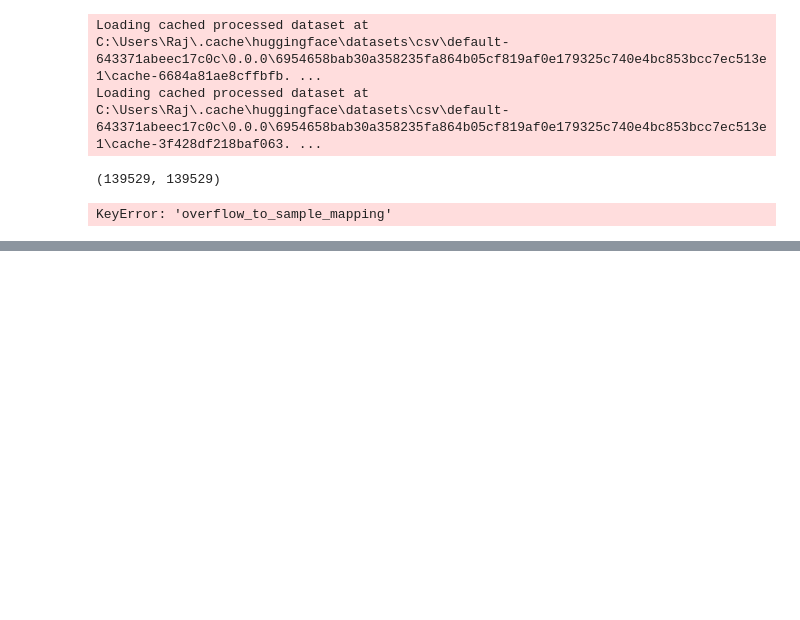
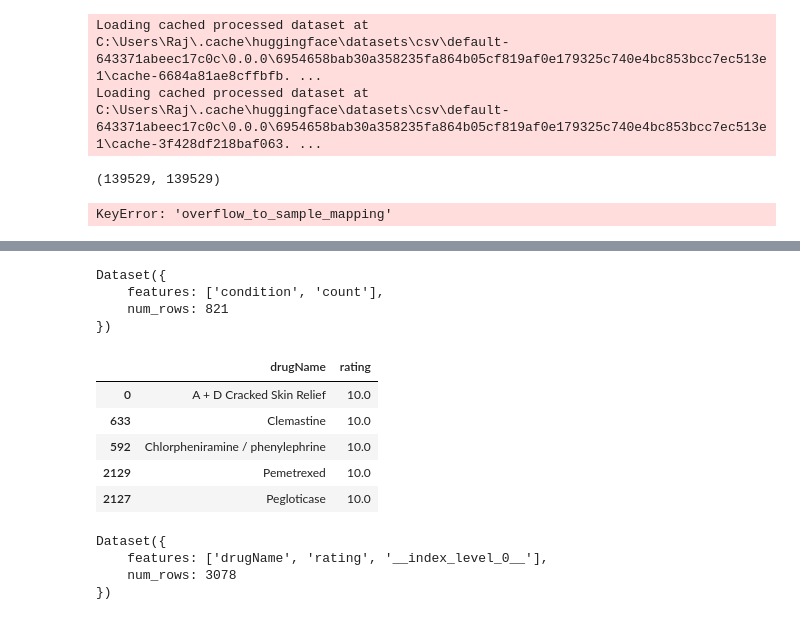
Before and after one commit to tenkara/hf-nlp, a Jupyter notebook: 4-sharing-models-and-tokenizers/4-slice-dice-data.ipynb, the cells around one changed output, grey strips where cells are left out. Saved outputs shown, nothing was run; the diff lists cells and outputs as text; code cells hidden in the pictures; blank space fills up the shorter version.

```diff
--- a/4-sharing-models-and-tokenizers/4-slice-dice-data.ipynb
+++ b/4-sharing-models-and-tokenizers/4-slice-dice-data.ipynb
@@ -335,0 +351,33 @@ dataset["train"][:3]
+# %%
+# create a new dataset with the class distribution
+from datasets import Dataset
+freq_dataset = Dataset.from_pandas(class_distribution)
+freq_dataset
+# %% [output]
+Dataset({
+    features: ['condition', 'count'],
+    num_rows: 821
+})
+# %%
+# compute the average rating per drug and store the result in a new dataset
+drug_rating = (train_df[["drugName", "rating"]]
+.groupby("drugName", as_index=False)
+.mean()
+.sort_values(by="rating", ascending=False))
+drug_rating.head()
+# %% [output]
+|  | drugName | rating |
+| 0 | A + D Cracked Skin Relief | 10.0 |
+| 633 | Clemastine | 10.0 |
+| 592 | Chlorpheniramine / phenylephrine | 10.0 |
+| 2129 | Pemetrexed | 10.0 |
+| 2127 | Pegloticase | 10.0 |
+# %%
+# create a new dataset with the average rating per drug
+drug_rating_dataset = Dataset.from_pandas(drug_rating)
+drug_rating_dataset
+# %% [output]
+Dataset({
+    features: ['drugName', 'rating', '__index_level_0__'],
+    num_rows: 3078
+})
```
Also changed, not shown: parts of 11 cells of this notebook.
